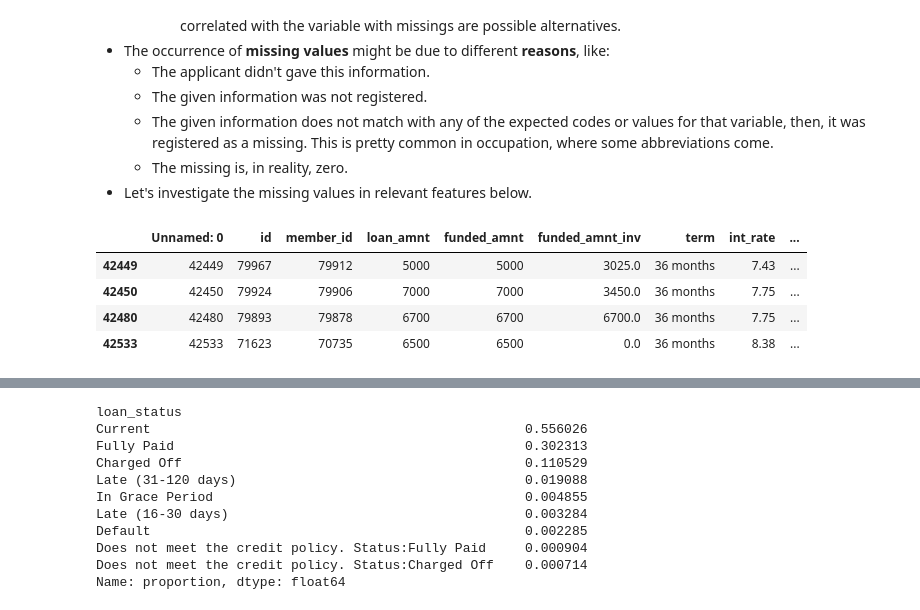
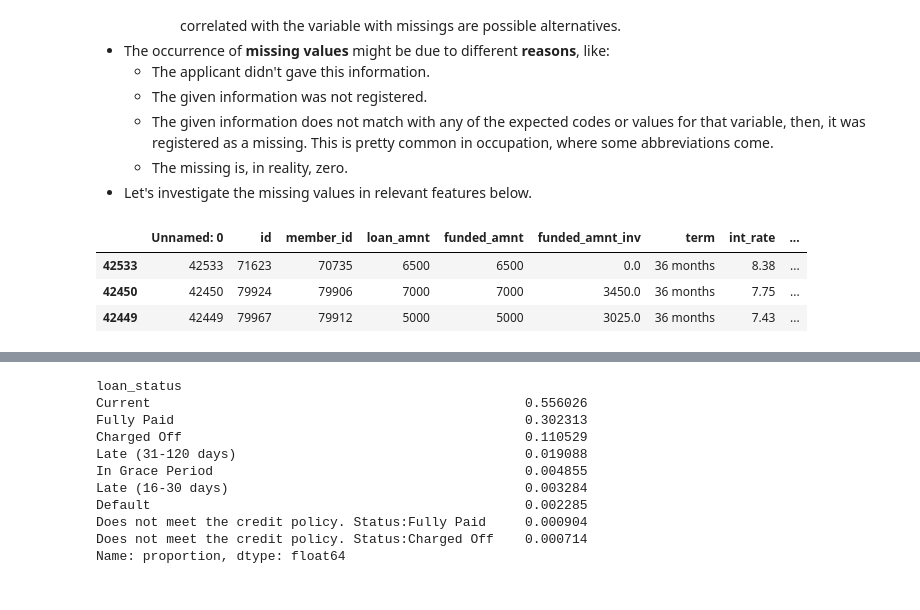
Before and after one commit to allmeidaapedro/Lending-Club-Credit-Scoring, a Jupyter notebook: notebooks/1_data_cleaning_understanding.ipynb, the cells around one changed output, grey strips where cells are left out. Drawn from its saved outputs; the diff is of its cells as text; code cells hidden in the pictures.

```diff
--- a/notebooks/1_data_cleaning_understanding.ipynb
+++ b/notebooks/1_data_cleaning_understanding.ipynb
@@ -339,9 +327,8 @@ relevant_variables = ['annual_inc', 'total_acc', 'acc_now_delinq',
 # %%
 # Investigating missing values in annual income.
-df.loc[df['annual_inc'].isna()]
+df.loc[df['annual_inc'].isna()].sample(3)
 # %% [output]
 |  | Unnamed: 0 | id | member_id | loan_amnt | funded_amnt | funded_amnt_inv | term | int_rate | ... |
+| 42533 | 42533 | 71623 | 70735 | 6500 | 6500 | 0.0 | 36 months | 8.38 | ... |
+| 42450 | 42450 | 79924 | 79906 | 7000 | 7000 | 3450.0 | 36 months | 7.75 | ... |
 | 42449 | 42449 | 79967 | 79912 | 5000 | 5000 | 3025.0 | 36 months | 7.43 | ... |
-| 42450 | 42450 | 79924 | 79906 | 7000 | 7000 | 3450.0 | 36 months | 7.75 | ... |
-| 42480 | 42480 | 79893 | 79878 | 6700 | 6700 | 6700.0 | 36 months | 7.75 | ... |
-| 42533 | 42533 | 71623 | 70735 | 6500 | 6500 | 0.0 | 36 months | 8.38 | ... |
```
Also changed, not shown: parts of 34 cells of this notebook, 1 other file.
